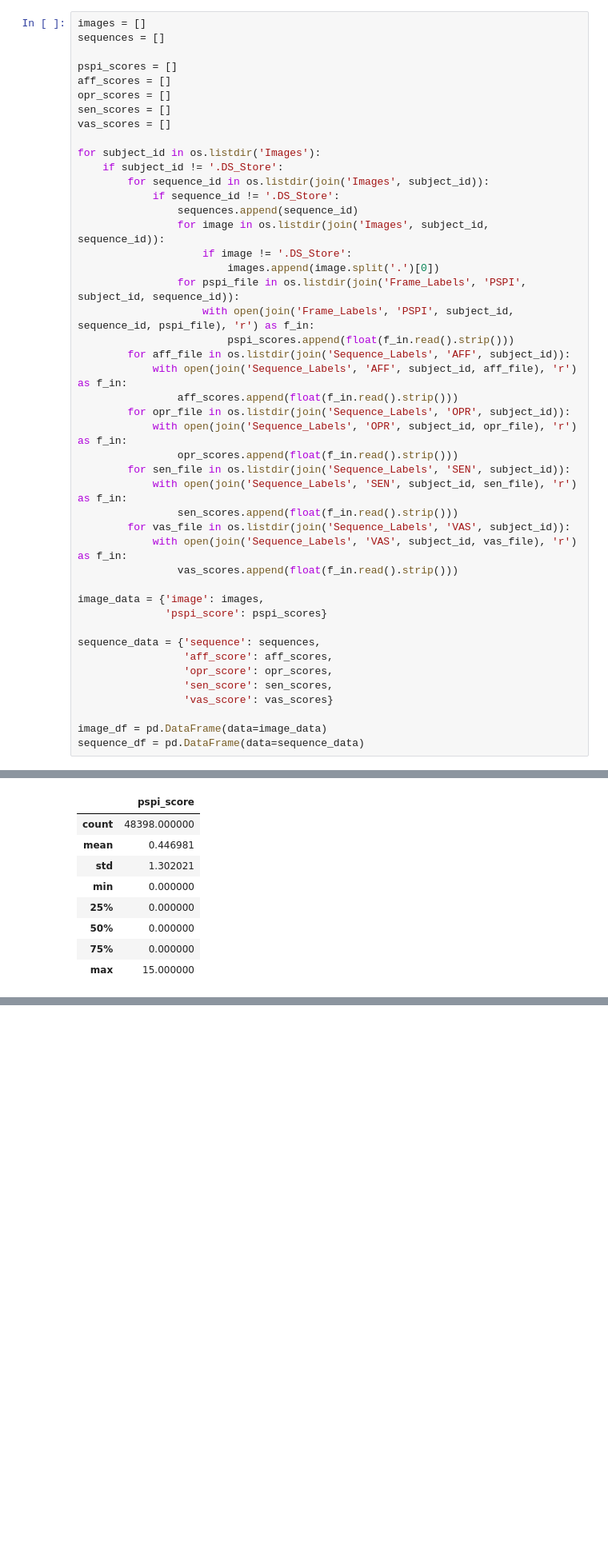
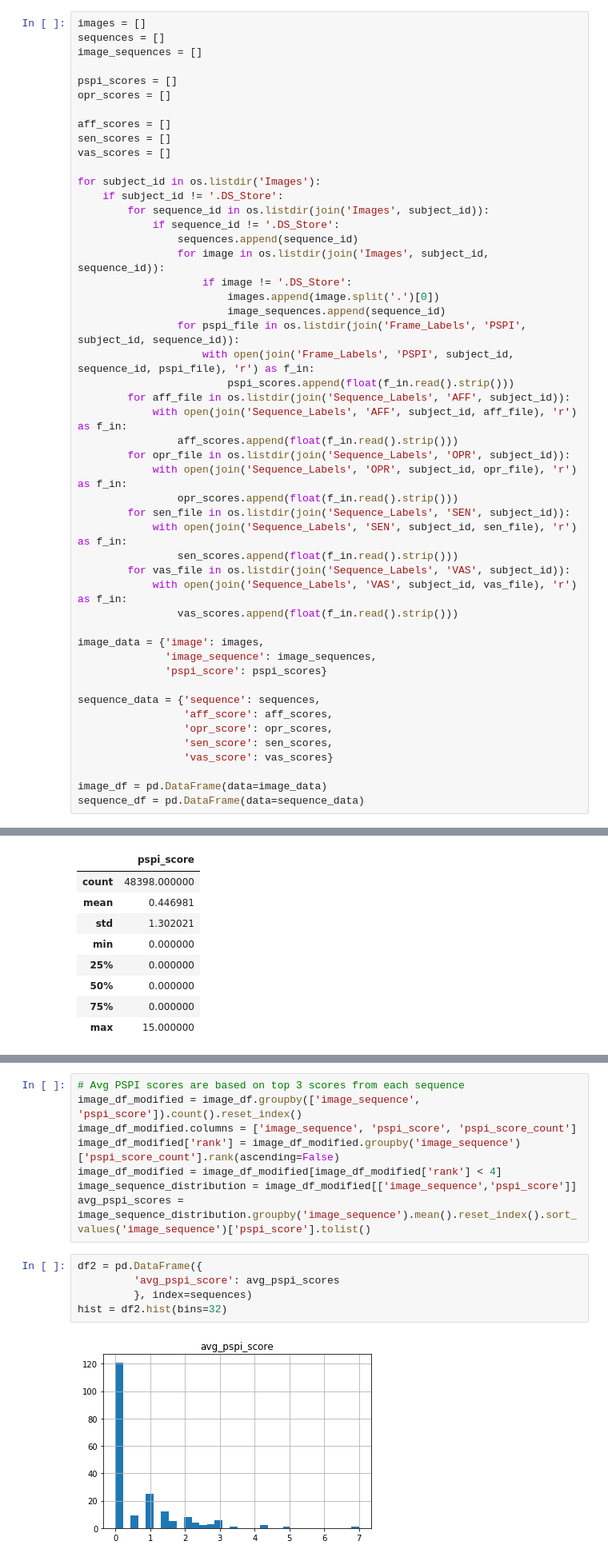
Before and after one commit to aramakrishnan1/w210-final-project, a Jupyter notebook: Dataset_EDA.ipynb, the cells around one changed output, grey strips where cells are left out. Shown at 80% size. Cells and saved outputs as stored; diff of their text form; blank space fills up the shorter version.

Commit message:
Fix minor mistakes in EDA and add extra PSPI score analysis

```diff
--- a/Dataset_EDA.ipynb
+++ b/Dataset_EDA.ipynb
@@ -30,10 +30,12 @@ from os.path import join
 # %%
 images = []
 sequences = []
+image_sequences = []
 
 pspi_scores = []
+opr_scores = []
+
 aff_scores = []
-opr_scores = []
 sen_scores = []
 vas_scores = []
 
@@ -45,6 +47,7 @@ for subject_id in os.listdir('Images'):
                 for image in os.listdir(join('Images', subject_id, sequence_id)):
                     if image != '.DS_Store':
                         images.append(image.split('.')[0])
+                        image_sequences.append(sequence_id)
                 for pspi_file in os.listdir(join('Frame_Labels', 'PSPI', subject_id, sequence_id)):
                     with open(join('Frame_Labels', 'PSPI', subject_id, sequence_id, pspi_file), 'r') as f_in:
                         pspi_scores.append(float(f_in.read().strip()))
@@ -62,6 +65,7 @@ for subject_id in os.listdir('Images'):
                 vas_scores.append(float(f_in.read().strip()))
 
 image_data = {'image': images,
+              'image_sequence': image_sequences,
               'pspi_score': pspi_scores}
 
 sequence_data = {'sequence': sequences,
@@ -150 +176,16 @@ df2.describe()
+# %%
+# Avg PSPI scores are based on top 3 scores from each sequence
+image_df_modified = image_df.groupby(['image_sequence', 'pspi_score']).count().reset_index()
+image_df_modified.columns = ['image_sequence', 'pspi_score', 'pspi_score_count']
+image_df_modified['rank'] = image_df_modified.groupby('image_sequence')['pspi_score_count'].rank(ascending=False)
+image_df_modified = image_df_modified[image_df_modified['rank'] < 4]
+image_sequence_distribution = image_df_modified[['image_sequence','pspi_score']]
+avg_pspi_scores = image_sequence_distribution.groupby('image_sequence').mean().reset_index().sort_values('image_sequence')['pspi_score'].tolist()
+# %%
+df2 = pd.DataFrame({
+         'avg_pspi_score': avg_pspi_scores
+         }, index=sequences)
+hist = df2.hist(bins=32)
+# %% [output]
+[figure, added]
 # %% [markdown]
```
Also changed, not shown: parts of 10 cells of this notebook.
